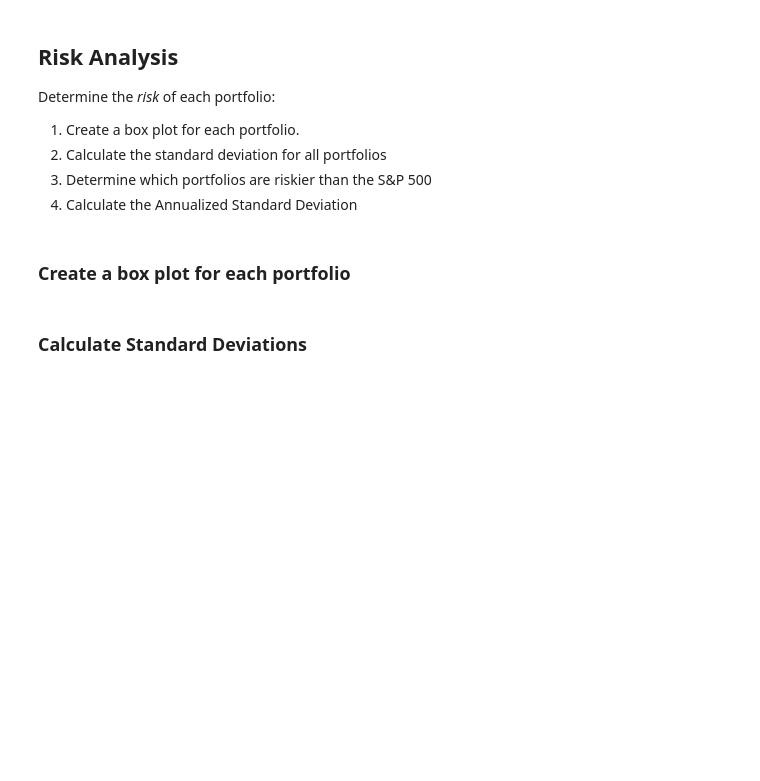
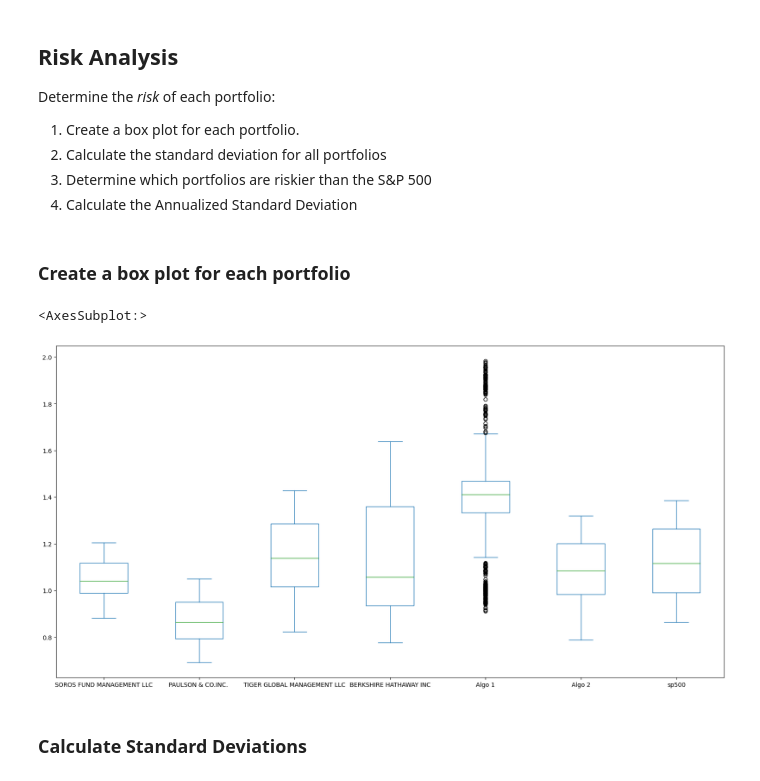
Before and after one commit to scoopcash/Module4, a Jupyter notebook: Starter_Code 2/whale_analysis.ipynb, the cells around one changed output. Drawn from its saved outputs; the diff is of its cells as text; code cells hidden in the pictures; blank space fills up the shorter version.

```diff
--- a/Starter_Code 2/whale_analysis.ipynb
+++ b/Starter_Code 2/whale_analysis.ipynb
@@ -258,6 +263,10 @@ Determine the _risk_ of each portfolio:
 ### Create a box plot for each portfolio
 # %%
 # Box plot to visually show risk
+portfolios_returns_cumulative_df.plot.box(figsize=(20,10))
+# %% [output]
+<AxesSubplot:>
+[figure, added]
 # %% [markdown]
 ### Calculate Standard Deviations
 # %%
```
Also changed, not shown: parts of 3 cells of this notebook.
